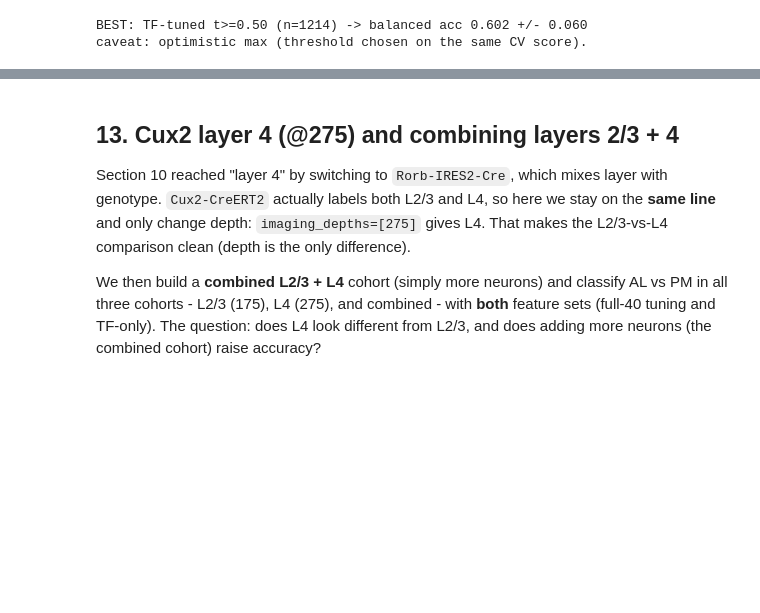
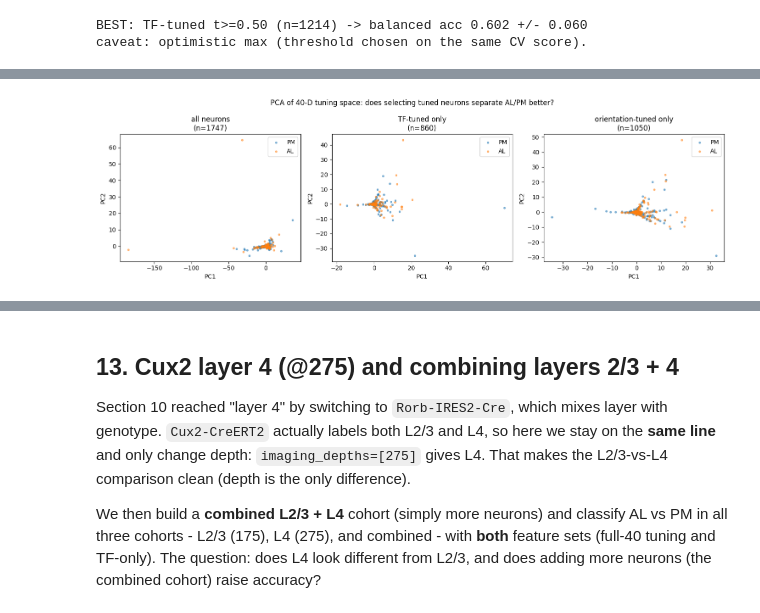
Before and after one commit to zbluee/Predicting_Brain_Regions, a Jupyter notebook: Predicting_Brain_Regions.ipynb, the cells around one changed output, grey strips where cells are left out. Drawn from its saved outputs; the diff is of its cells as text; code cells hidden in the pictures; blank space fills up the shorter version.

```diff
--- a/Predicting_Brain_Regions.ipynb
+++ b/Predicting_Brain_Regions.ipynb
@@ -1228,0 +1223,26 @@ caveat: optimistic max (threshold chosen on the same CV score).
+# %%
+# --- Section 19: PCA of the 40-D tuning space - all vs tuned-only, coloured by area ---
+from sklearn.preprocessing import StandardScaler
+cols = {0: "tab:blue", 1: "tab:orange"}; nms = {0: "PM", 1: "AL"}
+
+def pca_panel(ax, mask, title):
+    if mask.sum() < 5:
+        ax.set_title(title + "\n(too few)"); return
+    Xz  = StandardScaler().fit_transform(tuning.T[mask])          # standardize the 40 features
+    pcs = PCA(n_components=2).fit_transform(Xz)
+    lab = label[mask]
+    for cval in (0, 1):
+        m = lab == cval
+        ax.scatter(pcs[m, 0], pcs[m, 1], s=8, alpha=0.5, color=cols[cval], label=nms[cval])
+    ax.set_title(f"{title}\n(n={int(mask.sum())})")
+    ax.set_xlabel("PC1"); ax.set_ylabel("PC2"); ax.legend()
+
+all_mask = np.ones(len(label), bool)
+fig, axes = plt.subplots(1, 3, figsize=(15, 4.5))
+pca_panel(axes[0], all_mask,  "all neurons")
+pca_panel(axes[1], tuned_tf,  "TF-tuned only")
+pca_panel(axes[2], tuned_ori, "orientation-tuned only")
+plt.suptitle("PCA of 40-D tuning space: does selecting tuned neurons separate AL/PM better?")
+plt.tight_layout(); plt.show()
+# %% [output]
+[figure, added]
```
Also changed, not shown: parts of 38 cells of this notebook.
